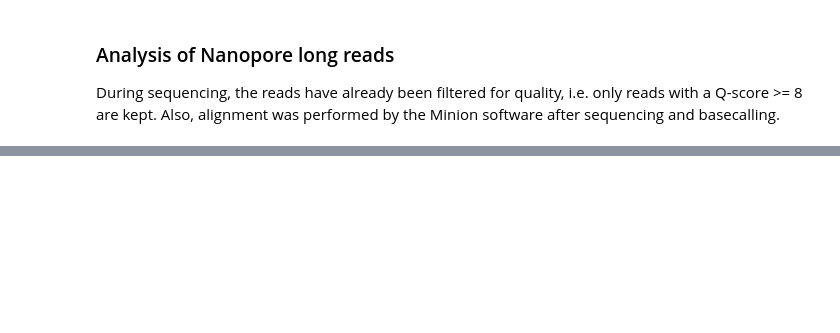
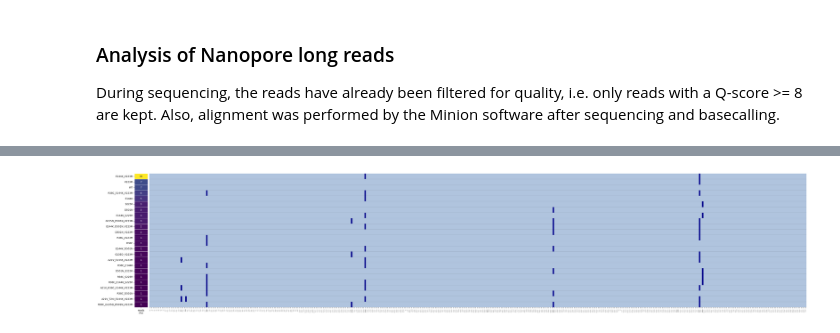
Before and after one commit to AliceHovsepyan/pogo_pance_draft, a Jupyter notebook: Nanopore_analysis.ipynb, the cells around one changed output, grey strips where cells are left out. Saved outputs shown, nothing was run; the diff lists cells and outputs as text; code cells hidden in the pictures; blank space fills up the shorter version.

```diff
--- a/Nanopore_analysis.ipynb
+++ b/Nanopore_analysis.ipynb
@@ -353,0 +459,35 @@ plt.plot(coverage)
+# %%
+genotypes_table = pd.DataFrame(columns = ["count"] + annots, index = list(genotypes_sorted.keys()), data = 0, dtype = "float")
+# %%
+for variant, count in genotypes_sorted.items():
+    genotypes_table.loc[variant, "count"] =count
+    if variant != "WT":
+        for mut in variant.split("_"):
+            genotypes_table.loc[variant, mut[:-1]] = 1.0
+# %%
+from matplotlib.colors import LinearSegmentedColormap
+
+binary_cmap = LinearSegmentedColormap.from_list("binary_blue", ["lightsteelblue", "#00008b"])
+# %%
+fig, ax = plt.subplots(1,2, figsize=(50, 10), gridspec_kw={"width_ratios": [0.1, 5]})
+fig.subplots_adjust(wspace=0.005)
+## choose binary colormap
+
+sns.heatmap(genotypes_table.iloc[:, :1], ax=ax[0], cmap="viridis", cbar=False, annot=True, fmt=".0f",
+            linewidths=0.5, linecolor="white", cbar_kws={"label": "Occurrences"}, yticklabels=True, xticklabels=["reads\n(%)"])
+
+
+ax[1] = sns.heatmap(genotypes_table.iloc[:,1:], cbar_kws={"label": "mutation rate"}, cmap = binary_cmap, xticklabels=True, cbar = False, yticklabels=False )
+plt.xticks(fontsize = 5)
+for y in range(1, genotypes_table.shape[0]):  # Iterate over columns
+    ax[1].axhline(y, color="black", lw=0.1)  # Add vertical lines
+
+### show all annots not included in observed_muts in grey in the xticks
+for i, annot in enumerate(annots):
+    if i not in pos:
+        ax[1].get_xticklabels()[i].set_color("grey")
+
+plt.savefig(f"/home/student/anna/DMS_analysis/output/Nanopore/{barcode}/filtered_Q{quality}_maxminlen/genotypes_heatmap_pos8perc_filt0_5perc.pdf", bbox_inches = "tight")
+plt.show()
+# %% [output]
+[figure, added]
```
Also changed, not shown: parts of 35 cells of this notebook, 1 other file.
